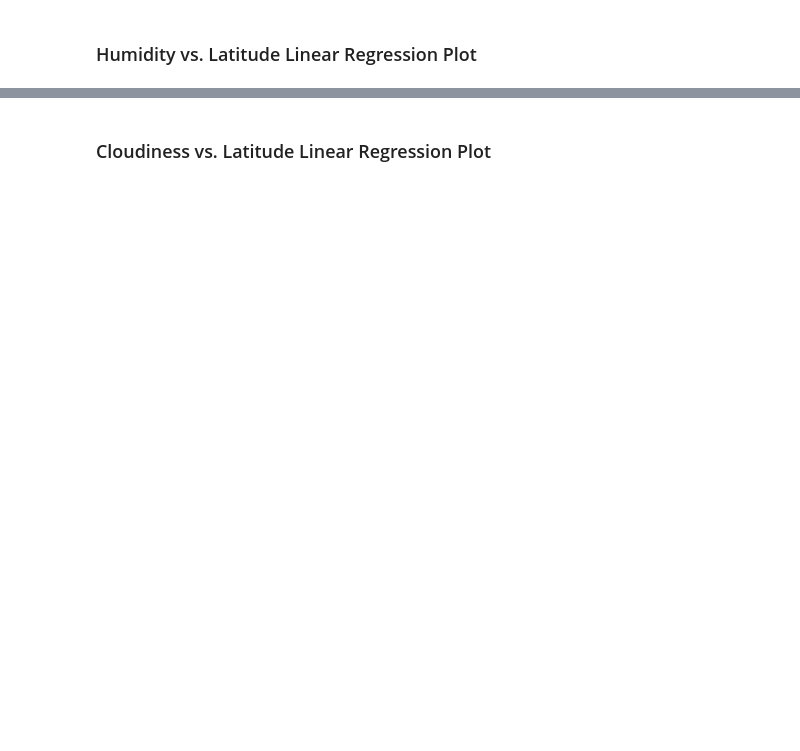
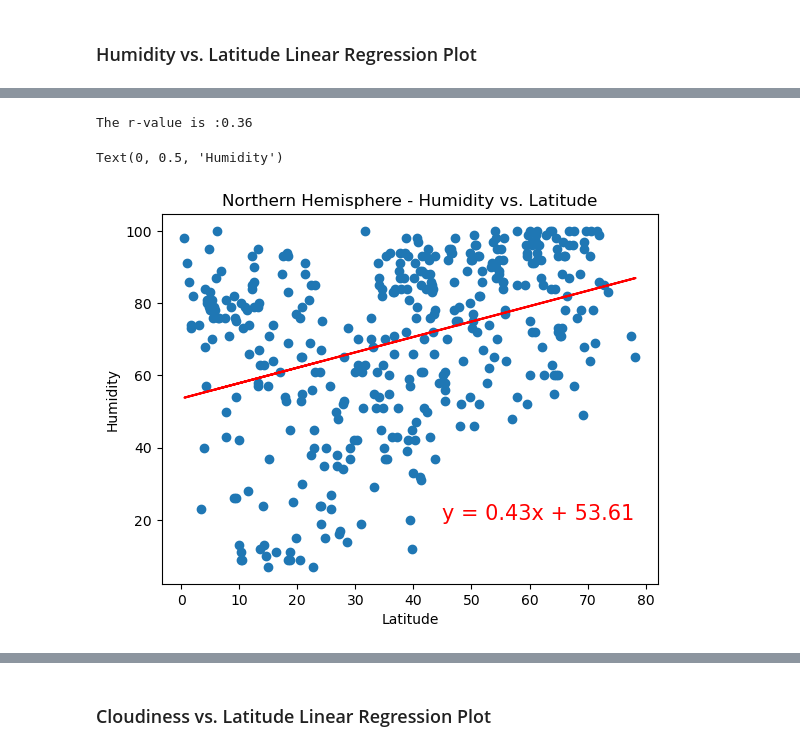
Before and after one commit to sameenshahzad/Python_API_Challenge, a Jupyter notebook: WeatherPy.ipynb, the cells around one changed output, grey strips where cells are left out. Saved outputs shown, nothing was run; the diff lists cells and outputs as text; code cells hidden in the pictures; blank space fills up the shorter version.

```diff
--- a/WeatherPy.ipynb
+++ b/WeatherPy.ipynb
@@ -372,0 +412,13 @@ southern_hemi_df.head()
+# %%
+# Northern Hemisphere
+equation = linear_agression(northern_hemi_df["Lat"], northern_hemi_df["Humidity"])
+annotate(equation, 45, 20)
+
+# Incorporate graph properties
+plt.title("Northern Hemisphere - Humidity vs. Latitude")
+plt.xlabel("Latitude")
+plt.ylabel("Humidity")
+# %% [output]
+The r-value is :0.36
+Text(0, 0.5, 'Humidity')
+[figure, added]
```
Also changed, not shown: parts of 38 cells of this notebook, 7 other files.
